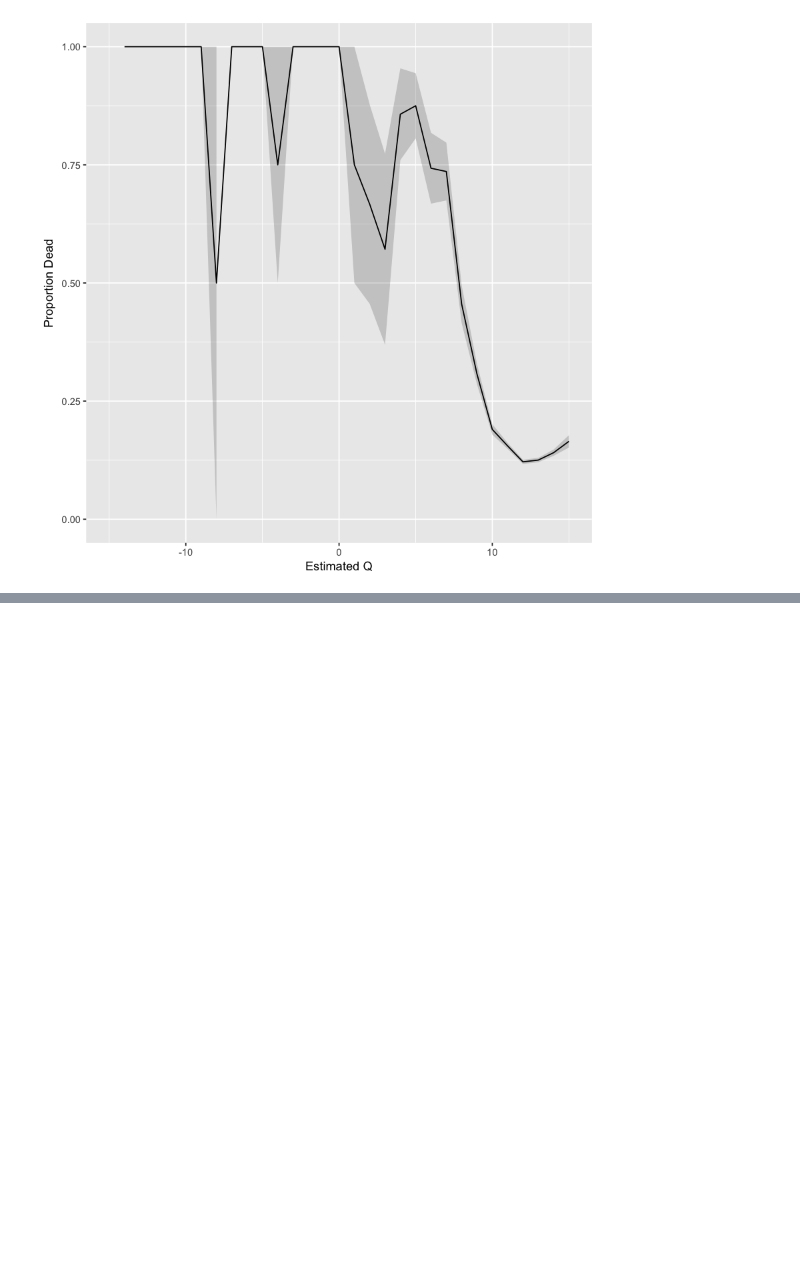
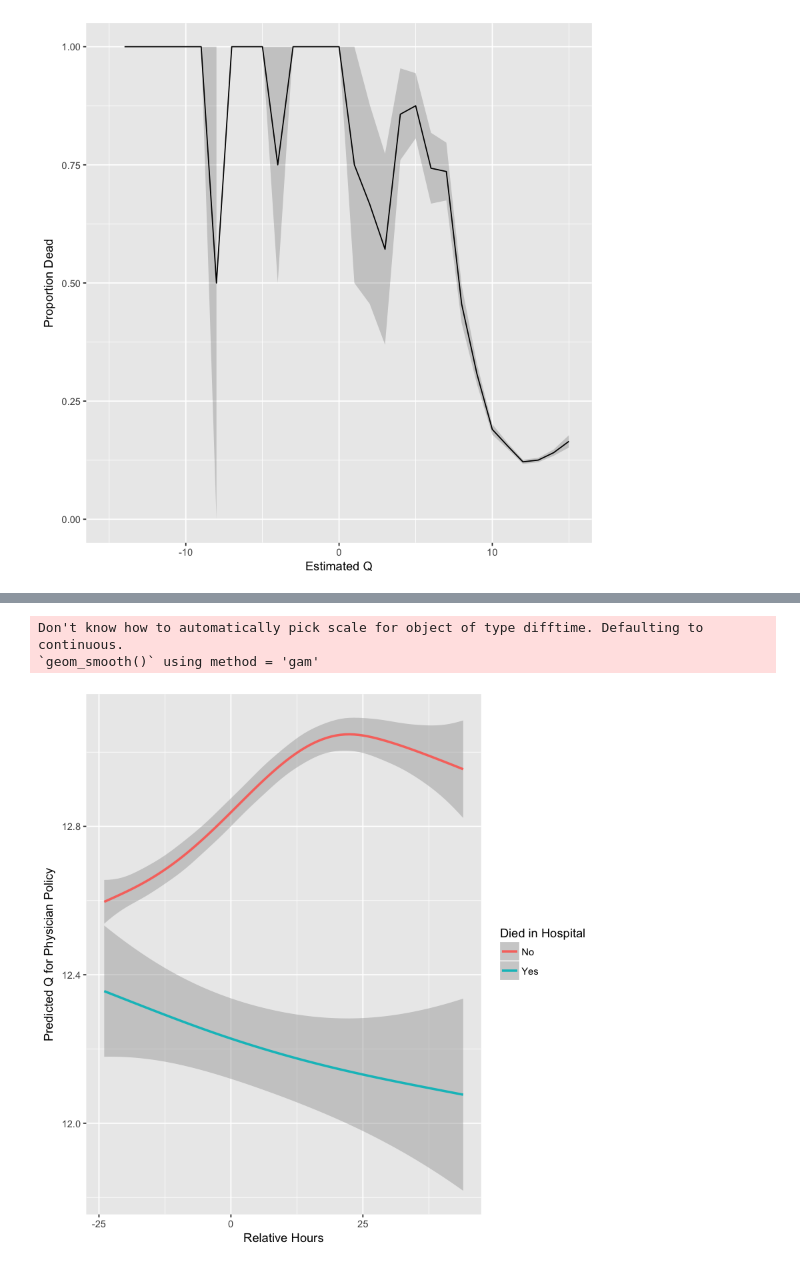
Before and after one commit to spfohl/cs238_sepsis_rl, a Jupyter notebook: src/mortality_plot.ipynb, the cells around one changed output, grey strips where cells are left out. Cells and saved outputs as stored; diff of their text form; code cells hidden in the pictures; blank space fills up the shorter version.

```diff
--- a/src/mortality_plot.ipynb
+++ b/src/mortality_plot.ipynb
@@ -150,0 +100,14 @@ ERROR: Error in data.frame(bin_id = b, bin_label = bin_labels): arguments imply
+# %%
+df %>%
+    group_by(subject_id) %>%
+    mutate(relative_time = difftime(interval_start_time, min(interval_start_time) + hours(24), units = 'hours')) %>%
+    ungroup() %>%
+    ggplot(aes(relative_time, predicted_Q, color = as.factor(hospital_expire_flag))) +
+    geom_smooth() +
+    xlab('Relative Hours') +
+    ylab('Predicted Q for Physician Policy') +
+    scale_color_discrete('Died in Hospital', labels = c('No', 'Yes'))
+# %% [output]
+Don't know how to automatically pick scale for object of type difftime. Defaulting to continuous.
+`geom_smooth()` using method = 'gam'
+[figure, added]
```
Also changed, not shown: parts of 10 cells of this notebook.
